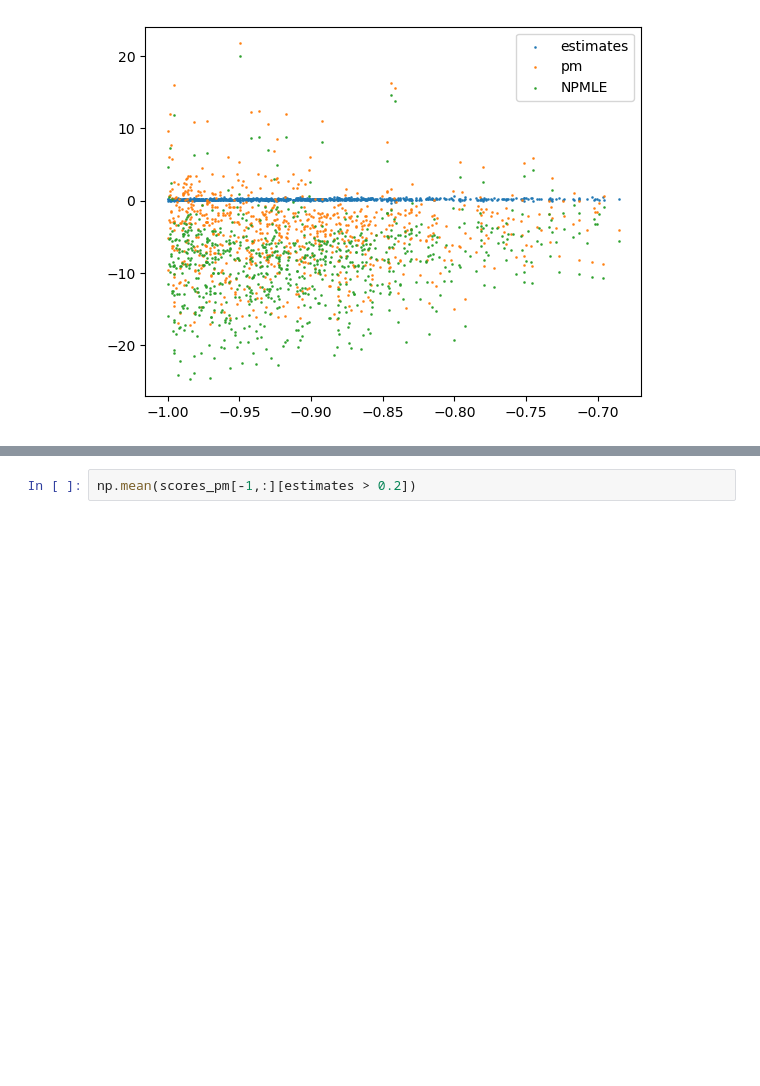
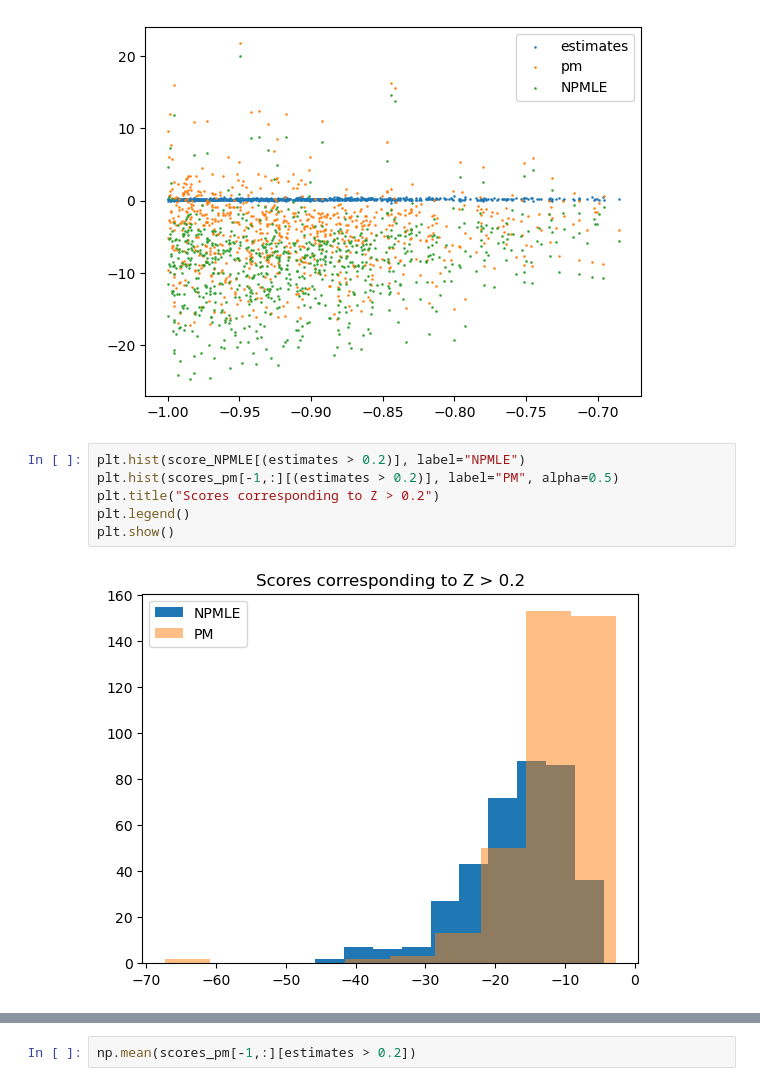
Before and after one commit to sulagna-ghosh/score-matching-empirical-bayes, a Jupyter notebook: atlas_prior_and_shrinkage.ipynb, the cells around one changed output, grey strips where cells are left out. Saved outputs shown, nothing was run; the diff lists cells and outputs as text; blank space fills up the shorter version.

```diff
--- a/atlas_prior_and_shrinkage.ipynb
+++ b/atlas_prior_and_shrinkage.ipynb
@@ -162,3 +175,11 @@ plt.legend()
 plt.show()
 # %% [output]
 [figure]
+# %%
+plt.hist(score_NPMLE[(estimates > 0.2)], label="NPMLE")
+plt.hist(scores_pm[-1,:][(estimates > 0.2)], label="PM", alpha=0.5)
+plt.title("Scores corresponding to Z > 0.2")
+plt.legend()
+plt.show()
+# %% [output]
+[figure, added]
```
Also changed, not shown: parts of 4 cells of this notebook, 4 other files.
